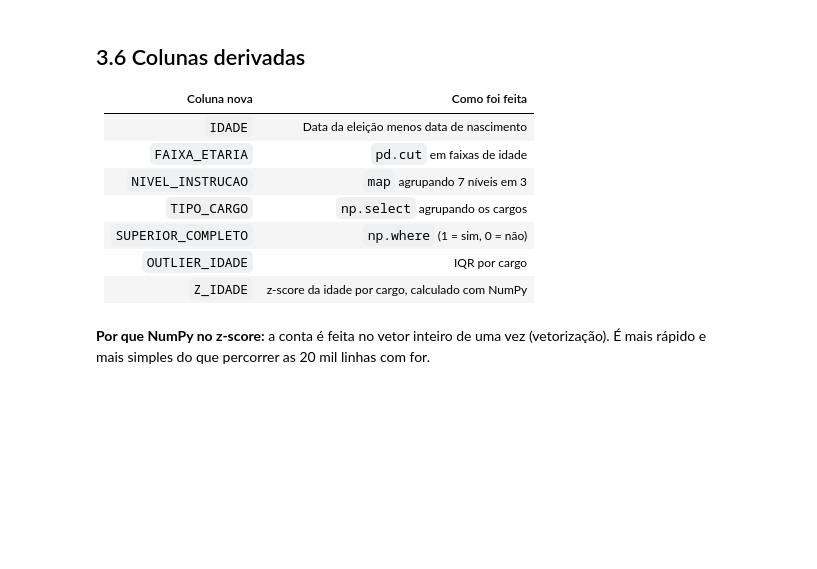
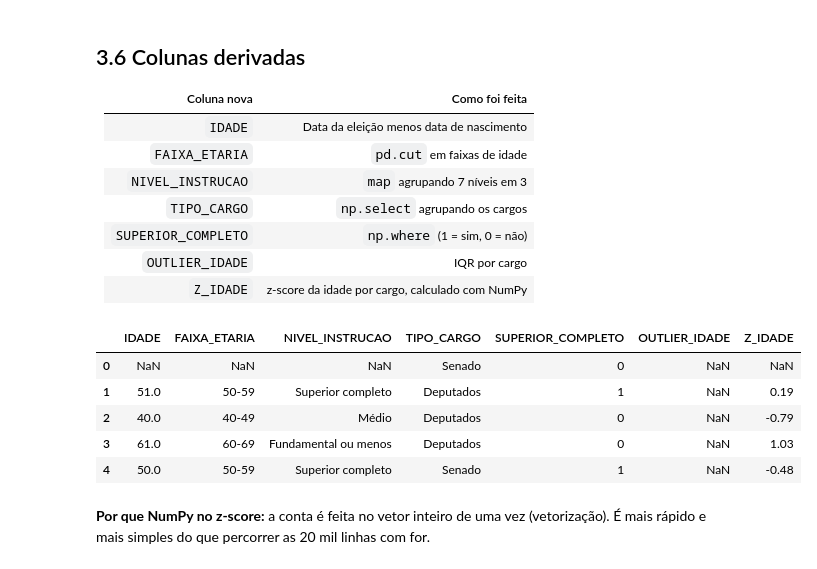
Before and after one commit to fabiodepf-dot/TRABALHO, a Jupyter notebook: 0910 análise.ipynb, the cells around one changed output. Drawn from its saved outputs; the diff is of its cells as text; code cells hidden in the pictures; blank space fills up the shorter version.

```diff
--- a/0910 análise.ipynb
+++ b/0910 análise.ipynb
@@ -361,7 +363,7 @@ print('Colunas antes:', df.shape[1], '| depois:', df_limpo.shape[1])
 # %%
 colunas_texto = df_limpo.select_dtypes('object').columns
 df_limpo[colunas_texto] = df_limpo[colunas_texto].apply(lambda coluna: coluna.str.strip())
-df_limpo = df_limpo.replace(codigos_faltante, np.nan).infer_objects()
+df_limpo = df_limpo.replace(codigos, np.nan).infer_objects(copy=False)
 
 texto = df_limpo['NM_COLIGACAO'].fillna('')
 print('Espaços sobrando depois da limpeza:', (texto != texto.str.strip()).sum())
@@ -420,34 +444,41 @@ df_limpo['IDADE'] = (pd.Timestamp('2026-10-04') - df_limpo['DT_NASCIMENTO']).dt.
 
 df_limpo['FAIXA_ETARIA'] = pd.cut(df_limpo['IDADE'], bins=[17, 29, 39, 49, 59, 69, 120],
                                   labels=['18-29', '30-39', '40-49', '50-59', '60-69', '70+'])
 
 mapa_instrucao = {
     'LÊ E ESCREVE': 'Fundamental ou menos',
     'ENSINO FUNDAMENTAL INCOMPLETO': 'Fundamental ou menos',
     'ENSINO FUNDAMENTAL COMPLETO': 'Fundamental ou menos',
     'ENSINO MÉDIO INCOMPLETO': 'Médio',
     'ENSINO MÉDIO COMPLETO': 'Médio',
     'SUPERIOR INCOMPLETO': 'Médio',
     'SUPERIOR COMPLETO': 'Superior completo',
 }
 df_limpo['NIVEL_INSTRUCAO'] = df_limpo['DS_GRAU_INSTRUCAO'].map(mapa_instrucao)
 
 condicoes = [
     df_limpo['DS_CARGO'].isin(['PRESIDENTE', 'VICE-PRESIDENTE', 'GOVERNADOR', 'VICE-GOVERNADOR']),
     df_limpo['DS_CARGO'].isin(['SENADOR', '1º SUPLENTE', '2º SUPLENTE']),
 ]
 df_limpo['TIPO_CARGO'] = np.select(condicoes, ['Executivo', 'Senado'], default='Deputados')
 
 df_limpo['SUPERIOR_COMPLETO'] = np.where(df_limpo['DS_GRAU_INSTRUCAO'] == 'SUPERIOR COMPLETO', 1, 0)
 
-df_limpo['OUTLIER_IDADE'] = df_limpo.groupby('DS_CARGO')['IDADE'].transform(outlier_iqr)
+df_limpo['OUTLIER_IDADE'] = df_limpo.groupby('DS_CARGO')['IDADE'].transform(limites_iqr)
 
 # z-score vetorizado com NumPy: calcula todas as linhas de uma vez, sem laço for
 media = df_limpo.groupby('DS_CARGO')['IDADE'].transform('mean').to_numpy()
 desvio = df_limpo.groupby('DS_CARGO')['IDADE'].transform('std').to_numpy()
 df_limpo['Z_IDADE'] = np.round((df_limpo['IDADE'].to_numpy() - media) / desvio, 2)
 
 df_limpo[['IDADE', 'FAIXA_ETARIA', 'NIVEL_INSTRUCAO', 'TIPO_CARGO', 'SUPERIOR_COMPLETO', 'OUTLIER_IDADE', 'Z_IDADE']].head()
+# %% [output]
+|  | IDADE | FAIXA_ETARIA | NIVEL_INSTRUCAO | TIPO_CARGO | SUPERIOR_COMPLETO | OUTLIER_IDADE | Z_IDADE |
+| 0 | NaN | NaN | NaN | Senado | 0 | NaN | NaN |
+| 1 | 51.0 | 50-59 | Superior completo | Deputados | 1 | NaN | 0.19 |
+| 2 | 40.0 | 40-49 | Médio | Deputados | 0 | NaN | -0.79 |
+| 3 | 61.0 | 60-69 | Fundamental ou menos | Deputados | 0 | NaN | 1.03 |
+| 4 | 50.0 | 50-59 | Superior completo | Senado | 1 | NaN | -0.48 |
 # %% [markdown]
 **Por que NumPy no z-score:** a conta é feita no vetor inteiro de uma vez (vetorização). É mais rápido e mais simples do que percorrer as 20 mil linhas com for.
 # %% [markdown]
```
Also changed, not shown: parts of 22 cells of this notebook, 4 other files.
